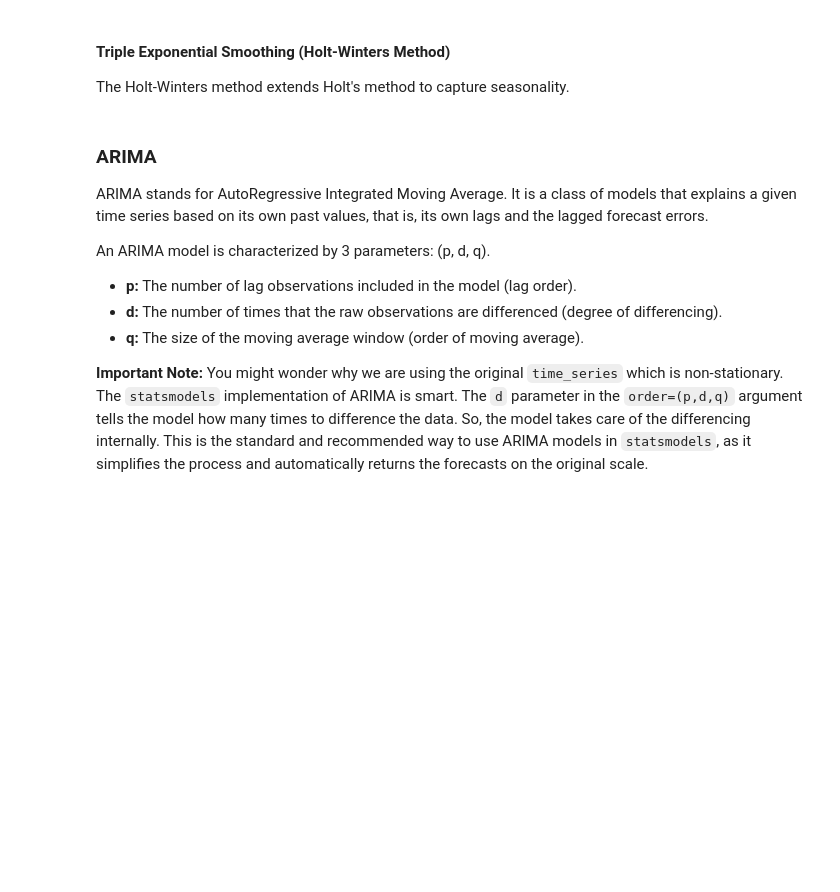
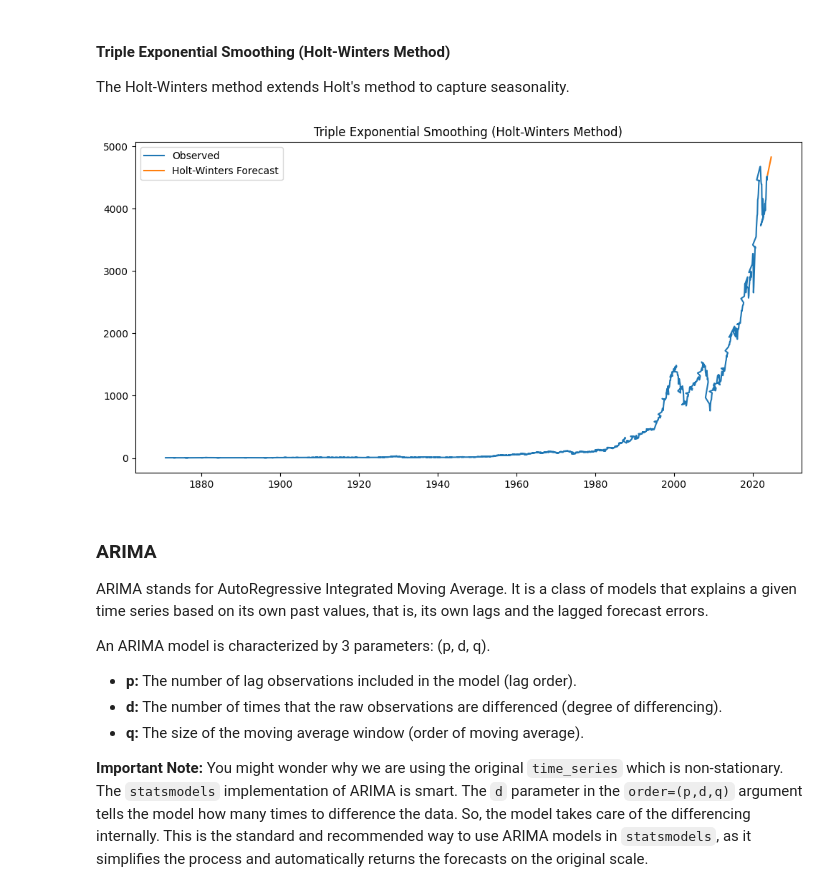
Before and after one commit to course-files/TimeSeriesForecastingandNeuralNetworks, a Jupyter notebook: 1_AnalysisForecastingNeuralNetworks.ipynb, the cells around one changed output. Drawn from its saved outputs; the diff is of its cells as text; code cells hidden in the pictures; blank space fills up the shorter version.

```diff
--- a/1_AnalysisForecastingNeuralNetworks.ipynb
+++ b/1_AnalysisForecastingNeuralNetworks.ipynb
@@ -279,20 +336,22 @@ The Holt-Winters method extends Holt's method to capture seasonality.
 # %%
 # Assuming a seasonal period of 12 for monthly data. Change if your data has a different seasonal period.
 model_hw = ExponentialSmoothing(time_series, seasonal_periods=12, trend='add', seasonal='add', initialization_method="estimated").fit()
-predictions_hw = model_hw.forecast(60)
+predictions_hw = model_hw.forecast(12)
 
 future_index = pd.date_range(
     start=time_series.index[-1] + pd.offsets.MonthEnd(1),
-    periods=60,
+    periods=12,
     freq='M')
 predictions_hw = pd.Series(predictions_holt.values, index=future_index)
 
 plt.figure(figsize=(12, 6))
 plt.plot(time_series, label='Observed')
 plt.plot(predictions_hw, label='Holt-Winters Forecast')
 plt.title('Triple Exponential Smoothing (Holt-Winters Method)')
 plt.legend()
 plt.show()
+# %% [output]
+[figure, added]
 # %% [markdown]
 ### ARIMA
 
```
Also changed, not shown: parts of 39 cells of this notebook.
